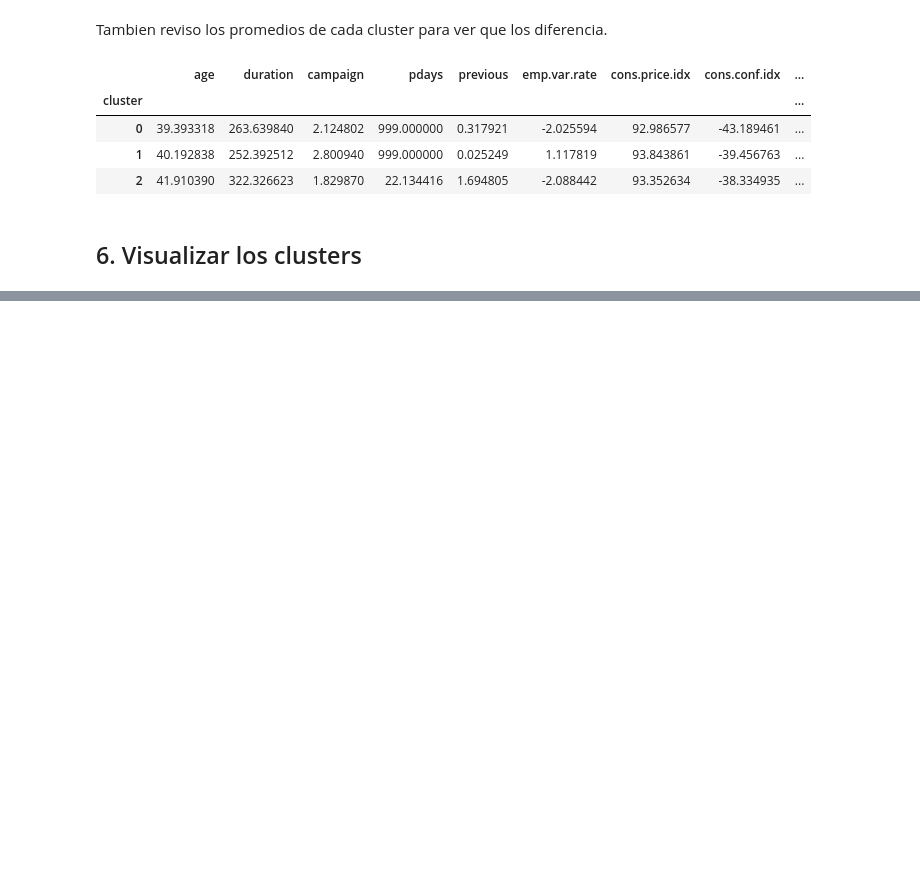
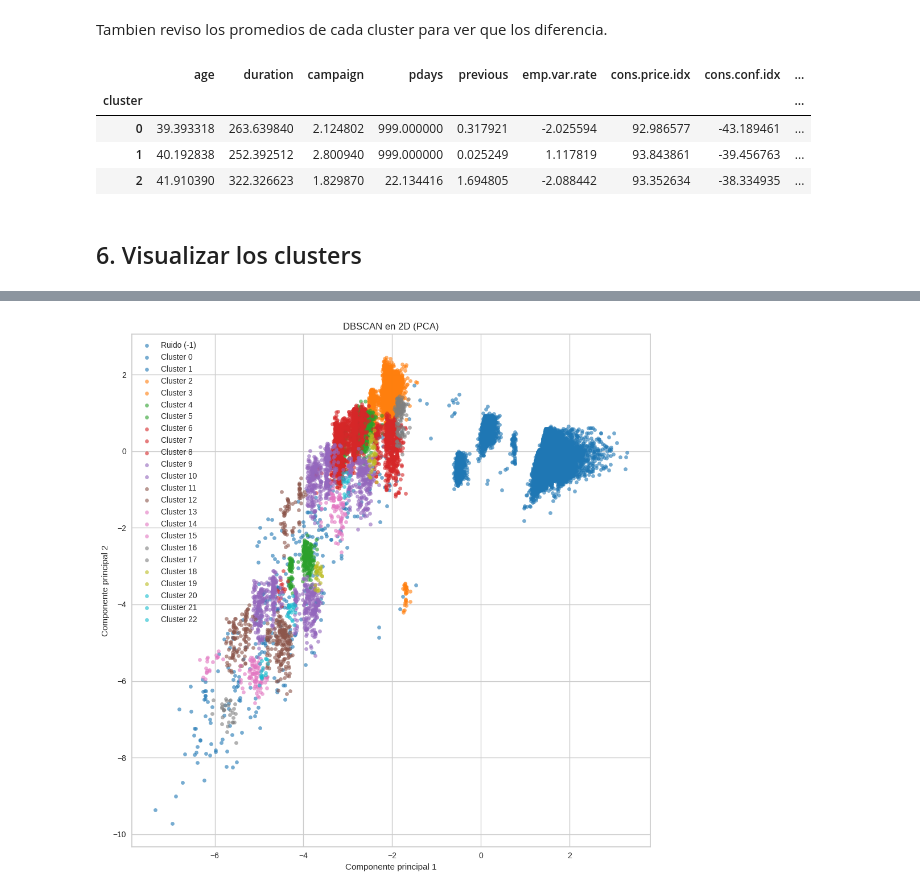
Before and after one commit to rubenfb23/EC, a Jupyter notebook: src/lab3/lab3_bank.ipynb, the cells around one changed output, grey strips where cells are left out. Drawn from its saved outputs; the diff is of its cells as text; code cells hidden in the pictures; blank space fills up the shorter version.

```diff
--- a/src/lab3/lab3_bank.ipynb
+++ b/src/lab3/lab3_bank.ipynb
@@ -246,0 +247,25 @@ plt.show()
+# %%
+unique_labels = np.unique(dbscan_labels)
+palette = cm.get_cmap('tab10', len(unique_labels))
+label_colors = {label: palette(i) for i, label in enumerate(unique_labels)}
+
+plt.figure(figsize=(10, 10))
+for label in unique_labels:
+    mask = dbscan_labels == label
+    color = label_colors[label]
+    plt.scatter(
+        pca_components[mask, 0],
+        pca_components[mask, 1],
+        s=20,
+        alpha=0.6,
+        color=color,
+        label='Cluster ' + str(label) if label != -1 else 'Ruido (-1)'
+    )
+plt.title('DBSCAN en 2D (PCA)')
+plt.xlabel('Componente principal 1')
+plt.ylabel('Componente principal 2')
+plt.legend(loc='best')
+plt.tight_layout()
+plt.show()
+# %% [output]
+[figure, added]
```
Also changed, not shown: parts of 23 cells of this notebook.
